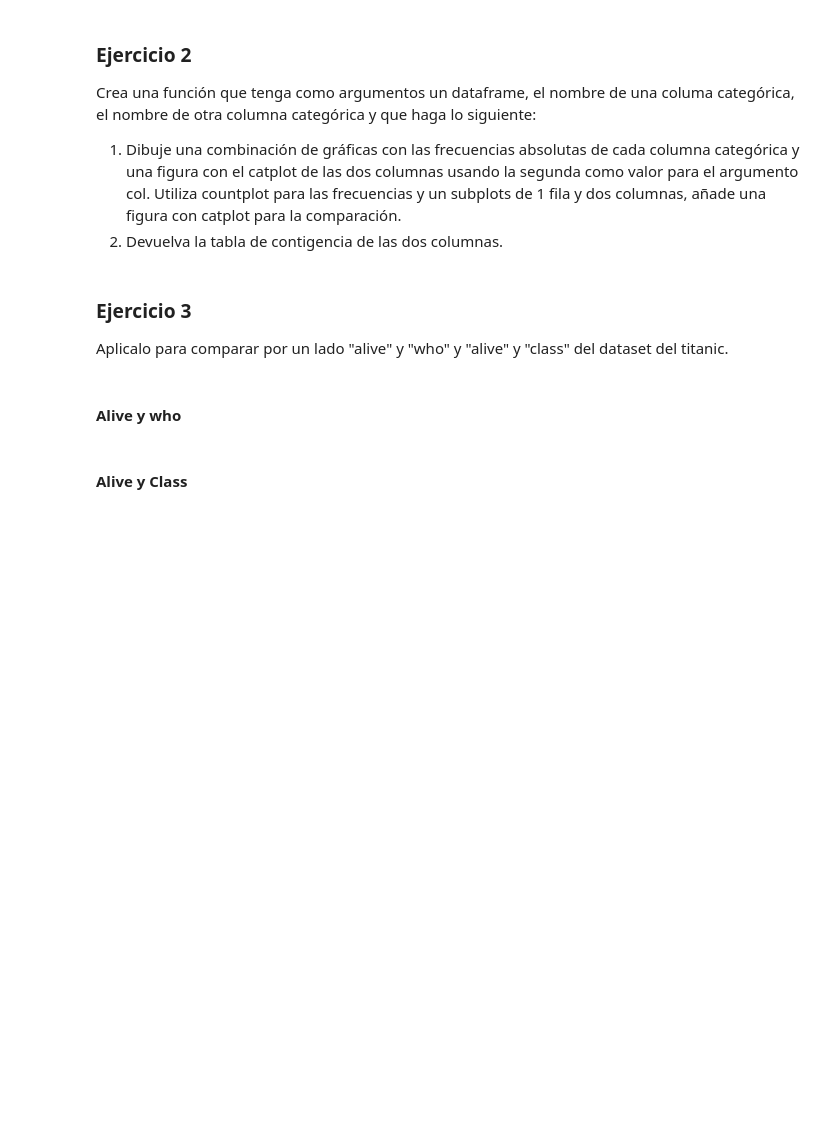
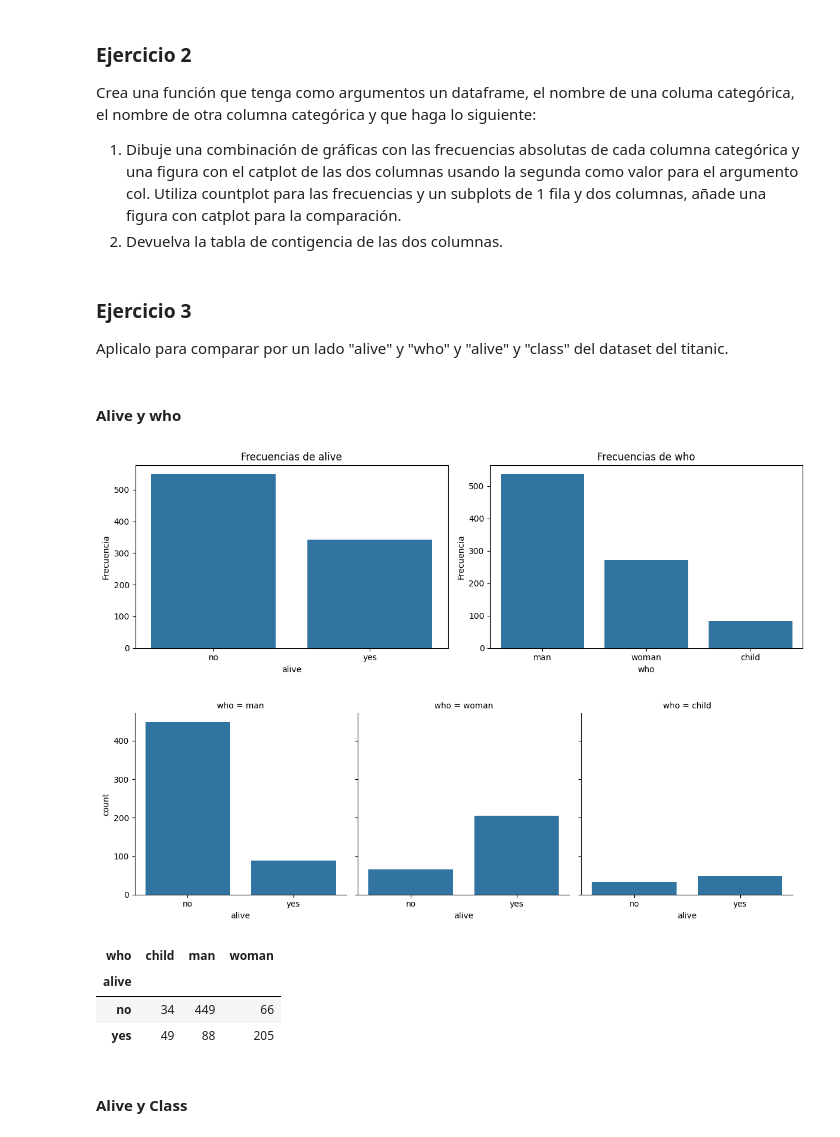
Before and after one commit to MHHsim/DS-Online-Marta-Harana, a Jupyter notebook: 03_Data_Analysis/Sprint_08/Unidad_02_Visualizacion_Avanzada_Seaborn/02_Ejercicios_Workout/11_Ejercicios_Visualizacion_Multivariante.ipynb, the cells around one changed output. Drawn from its saved outputs; the diff is of its cells as text; code cells hidden in the pictures; blank space fills up the shorter version.

```diff
--- a/03_Data_Analysis/Sprint_08/Unidad_02_Visualizacion_Avanzada_Seaborn/02_Ejercicios_Workout/11_Ejercicios_Visualizacion_Multivariante.ipynb
+++ b/03_Data_Analysis/Sprint_08/Unidad_02_Visualizacion_Avanzada_Seaborn/02_Ejercicios_Workout/11_Ejercicios_Visualizacion_Multivariante.ipynb
@@ -31,11 +31,60 @@ df_viajes = pd.read_csv("./data/dataset_viajes_jun23.csv")
 Crea una función que tenga como argumentos un dataframe, el nombre de una columa categórica, el nombre de otra columna categórica y que haga lo siguiente:
 1. Dibuje una combinación de gráficas con las frecuencias absolutas de cada columna categórica y una figura con el catplot de las dos columnas usando la segunda como valor para el argumento col. Utiliza countplot para las frecuencias y un subplots de 1 fila y dos columnas, añade una figura con catplot para la comparación.
 2. Devuelva la tabla de contigencia de las dos columnas.
+# %%
+import seaborn as sns
+import matplotlib.pyplot as plt
+import pandas as pd
+
+def comparar_categoricas(df, col1, col2):
+    """
+    Dibuja:
+    1. Dos countplots (frecuencias absolutas) en un subplot 1x2.
+    2. Un catplot comparando col1 y col2 (col=col2).
+
+    Devuelve:
+    - La tabla de contingencia entre col1 y col2.
+    """
+
+    # --- Subplots con countplots ---
+    fig, axes = plt.subplots(1, 2, figsize=(12, 4))
+
+    sns.countplot(data=df, x=col1, ax=axes[0])
+    axes[0].set_title(f"Frecuencias de {col1}")
+    axes[0].set_xlabel(col1)
+    axes[0].set_ylabel("Frecuencia")
+
+    sns.countplot(data=df, x=col2, ax=axes[1])
+    axes[1].set_title(f"Frecuencias de {col2}")
+    axes[1].set_xlabel(col2)
+    axes[1].set_ylabel("Frecuencia")
+
+    plt.tight_layout()
+    plt.show()
+
+    # --- Catplot comparativo ---
+    sns.catplot(data=df, x=col1, col=col2, kind="count", height=4)
+    plt.show()
+
+    # --- Tabla de contingencia ---
+    tabla = pd.crosstab(df[col1], df[col2])
+
+    return tabla
 # %% [markdown]
 ### Ejercicio 3
 
 Aplicalo para comparar por un lado "alive" y "who" y "alive" y "class" del dataset del titanic.
 # %% [markdown]
 #### Alive y who
+# %%
+tabla = comparar_categoricas(df_titanic, "alive", "who")
+tabla
+# %% [output]
+[figure, added]
+[figure, added]
+| who | child | man | woman |
+| alive |  |  |  |
+| no | 34 | 449 | 66 |
+| yes | 49 | 88 | 205 |
 # %% [markdown]
 #### Alive y Class
```
Also changed, not shown: parts of 9 cells of this notebook, 1 other file.
